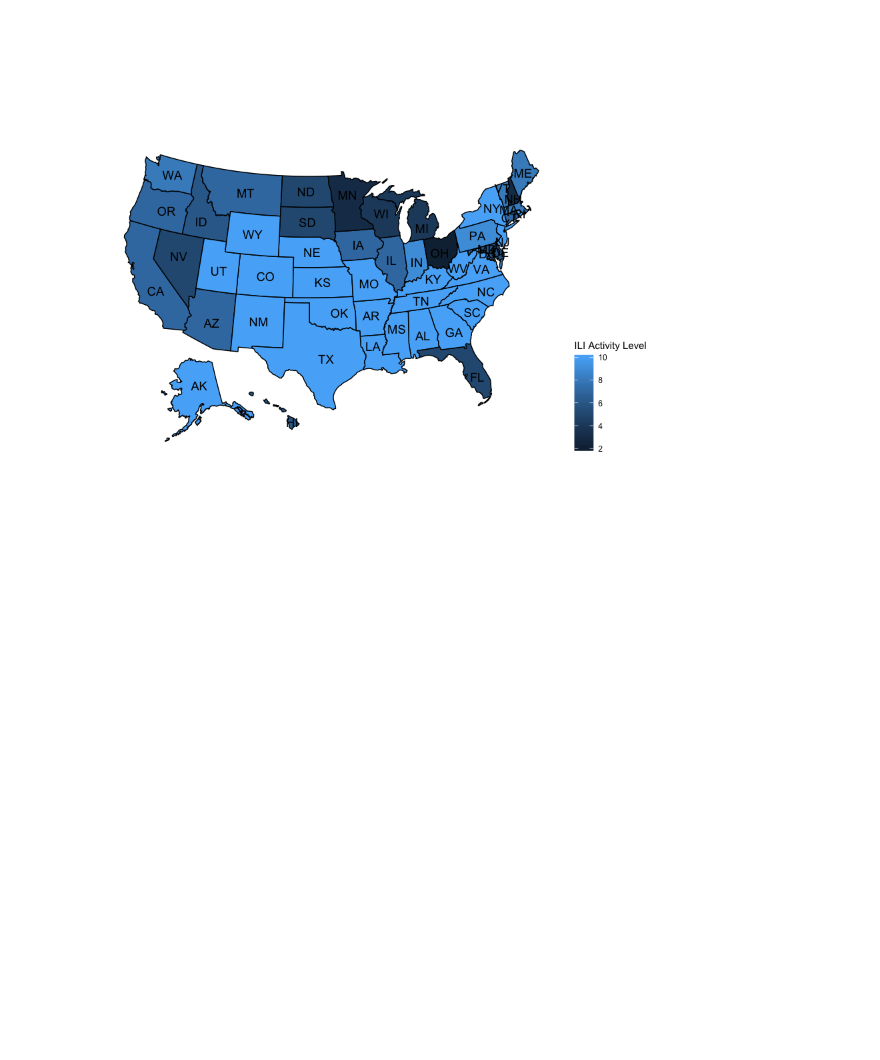
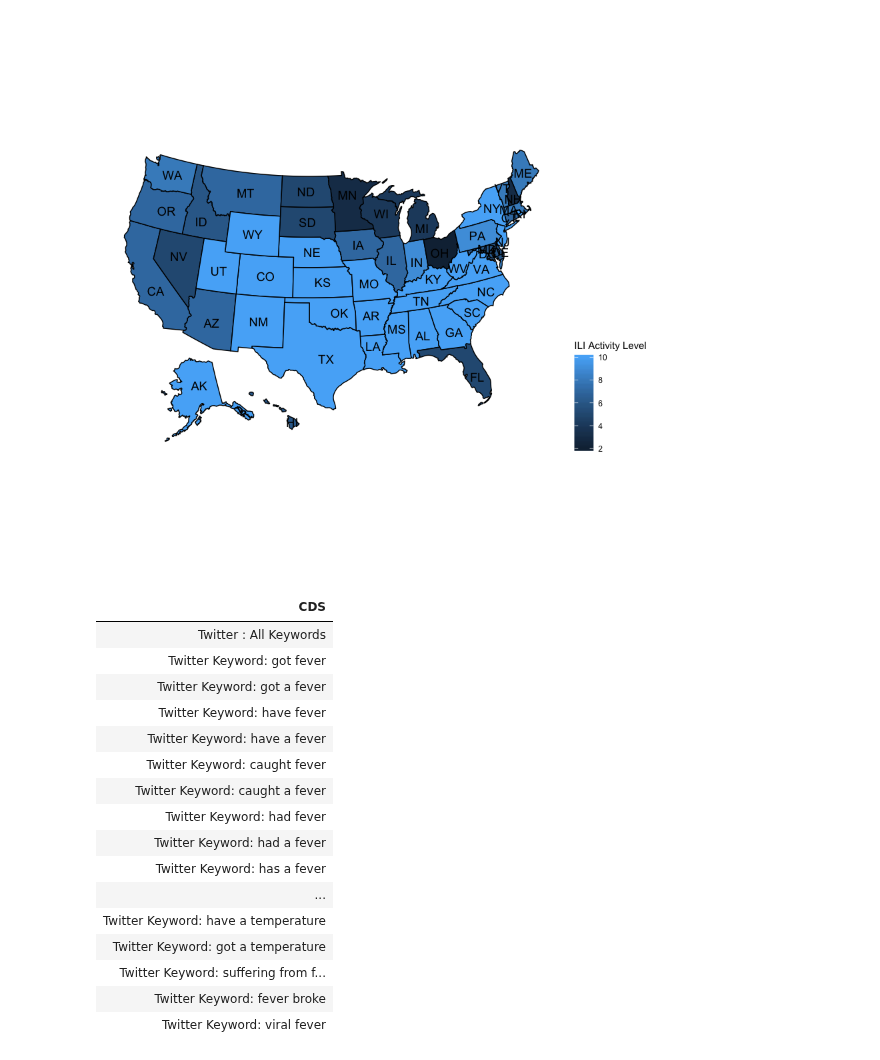
Before and after one commit to nullbringer/Exploratory-Data-Analysis, a Jupyter notebook: Lab1/part3/lab3Amlan.ipynb, the cells around one changed output. Cells and saved outputs as stored; diff of their text form; code cells hidden in the pictures; blank space fills up the shorter version.

Commit message:
dynamic dropdown

```diff
--- a/Lab1/part3/lab3Amlan.ipynb
+++ b/Lab1/part3/lab3Amlan.ipynb
@@ -167,3 +167,24 @@ scale_fill_gradient(name= "ILI Activity Level")+
 theme(legend.position = "right")
 # %% [output]
 [figure]
+# %%
+hello <- read.csv(file="shiny/data/dropdowns.csv", header=TRUE, sep=",")
+hello
+# %% [output]
+| CDS |
+| Twitter : All Keywords |
+| Twitter Keyword: got fever |
+| Twitter Keyword: got a fever |
+| Twitter Keyword: have fever |
+| Twitter Keyword: have a fever |
+| Twitter Keyword: caught fever |
+| Twitter Keyword: caught a fever |
+| Twitter Keyword: had fever |
+| Twitter Keyword: had a fever |
+| Twitter Keyword: has a fever |
+| ... |
+| Twitter Keyword: have a temperature |
+| Twitter Keyword: got a temperature |
+| Twitter Keyword: suffering from f... |
+| Twitter Keyword: fever broke |
+| Twitter Keyword: viral fever |
```
Also changed, not shown: 3 other files.
